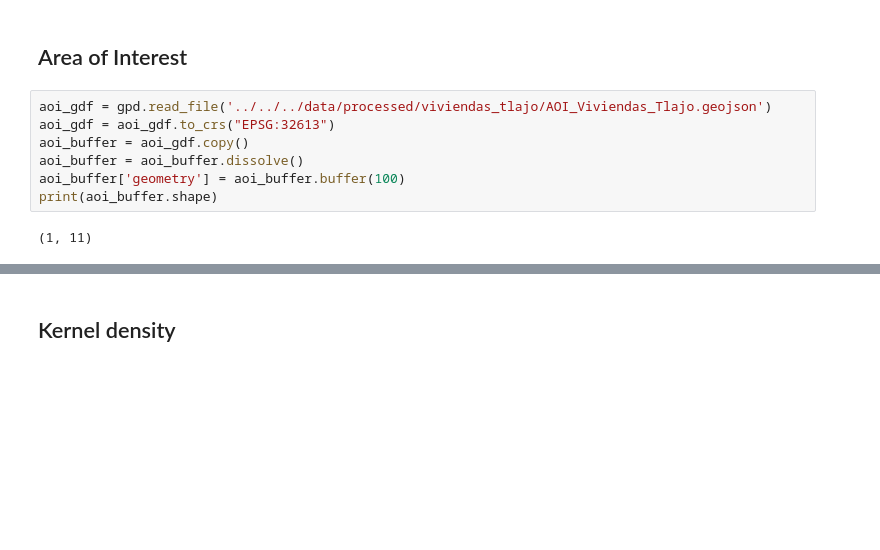
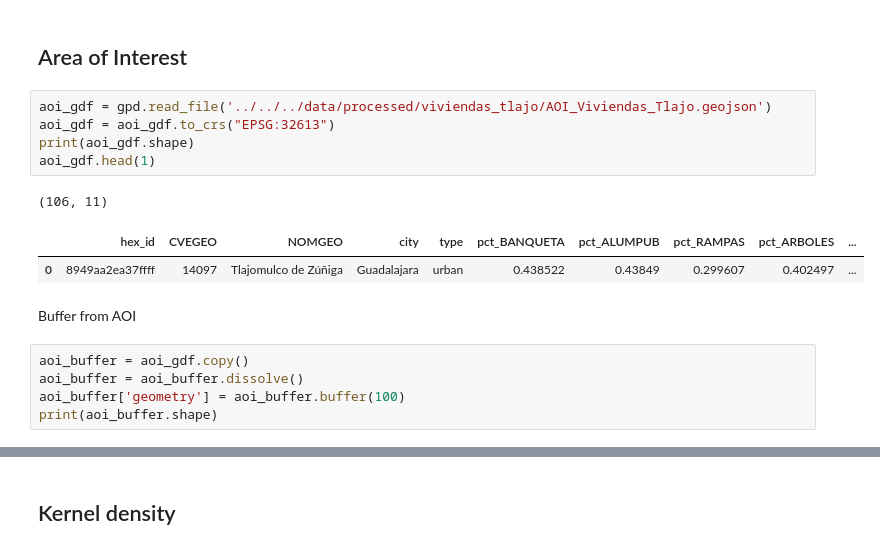
Before and after one commit to Observatorio-Ciudades/accesibilidad-urbana, a Jupyter notebook: notebooks/research/viviendas-tlajomulco/03b-Urban-zones.ipynb, the cells around one changed output, grey strips where cells are left out. Drawn from its saved outputs; the diff is of its cells as text; blank space fills up the shorter version.

Commit message:
Updated kernel urban landuse processing

```diff
--- a/notebooks/research/viviendas-tlajomulco/03b-Urban-zones.ipynb
+++ b/notebooks/research/viviendas-tlajomulco/03b-Urban-zones.ipynb
@@ -159,12 +161,19 @@ mza_denue.to_file('../../../data/processed/viviendas_tlajo/mza_denue_gdl.geojson
 # %%
 aoi_gdf = gpd.read_file('../../../data/processed/viviendas_tlajo/AOI_Viviendas_Tlajo.geojson')
 aoi_gdf = aoi_gdf.to_crs("EPSG:32613")
-aoi_buffer = aoi_gdf.copy()
-aoi_buffer = aoi_buffer.dissolve()
-aoi_buffer['geometry'] = aoi_buffer.buffer(100)
-print(aoi_buffer.shape)
+print(aoi_gdf.shape)
+aoi_gdf.head(1)
 # %% [output]
-(1, 11)
+(106, 11)
+|  | hex_id | CVEGEO | NOMGEO | city | type | pct_BANQUETA | pct_ALUMPUB | pct_RAMPAS | pct_ARBOLES | ... |
+| 0 | 8949aa2ea37ffff | 14097 | Tlajomulco de Zúñiga | Guadalajara | urban | 0.438522 | 0.43849 | 0.299607 | 0.402497 | ... |
+# %% [markdown]
+Buffer from AOI
+# %%
+aoi_buffer = aoi_gdf.copy()
+aoi_buffer = aoi_buffer.dissolve()
+aoi_buffer['geometry'] = aoi_buffer.buffer(100)
+print(aoi_buffer.shape)
 # %%
 aoi_buffer.plot()
 # %% [output]
```
Also changed, not shown: parts of 4 cells of this notebook.
